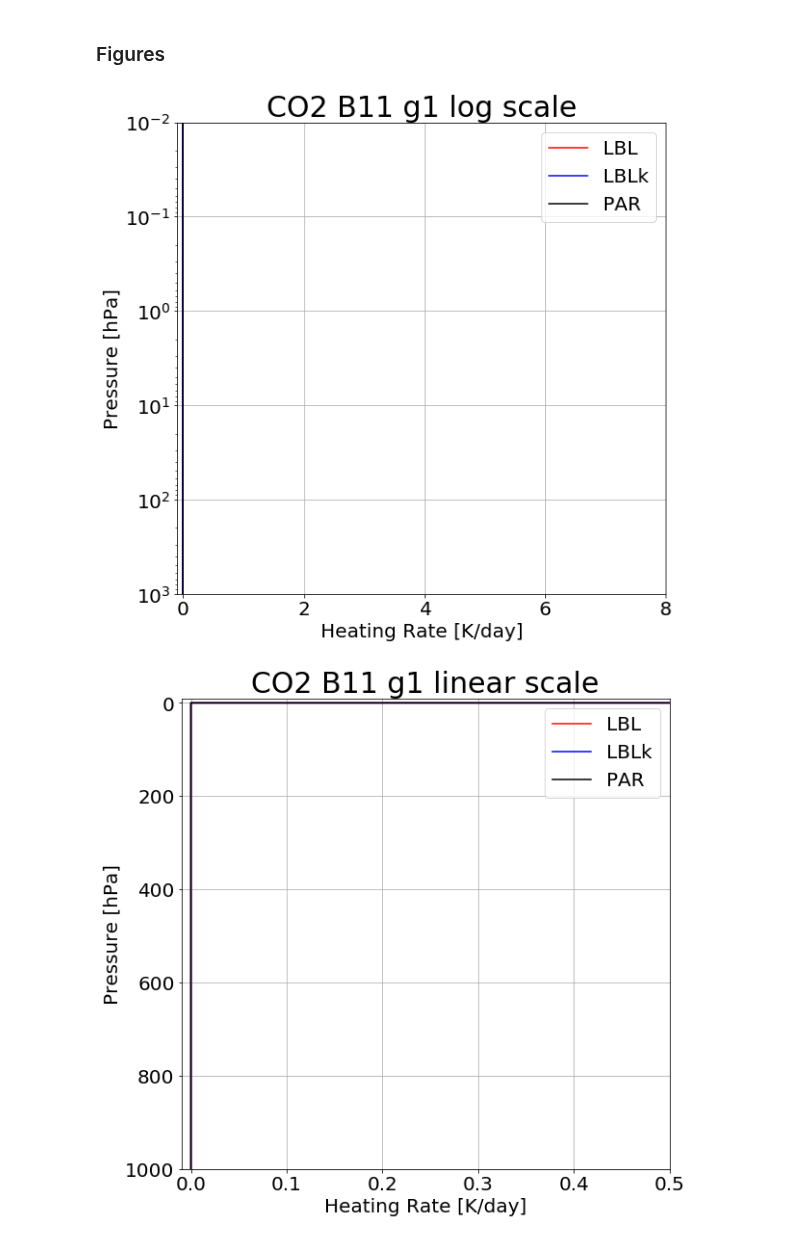
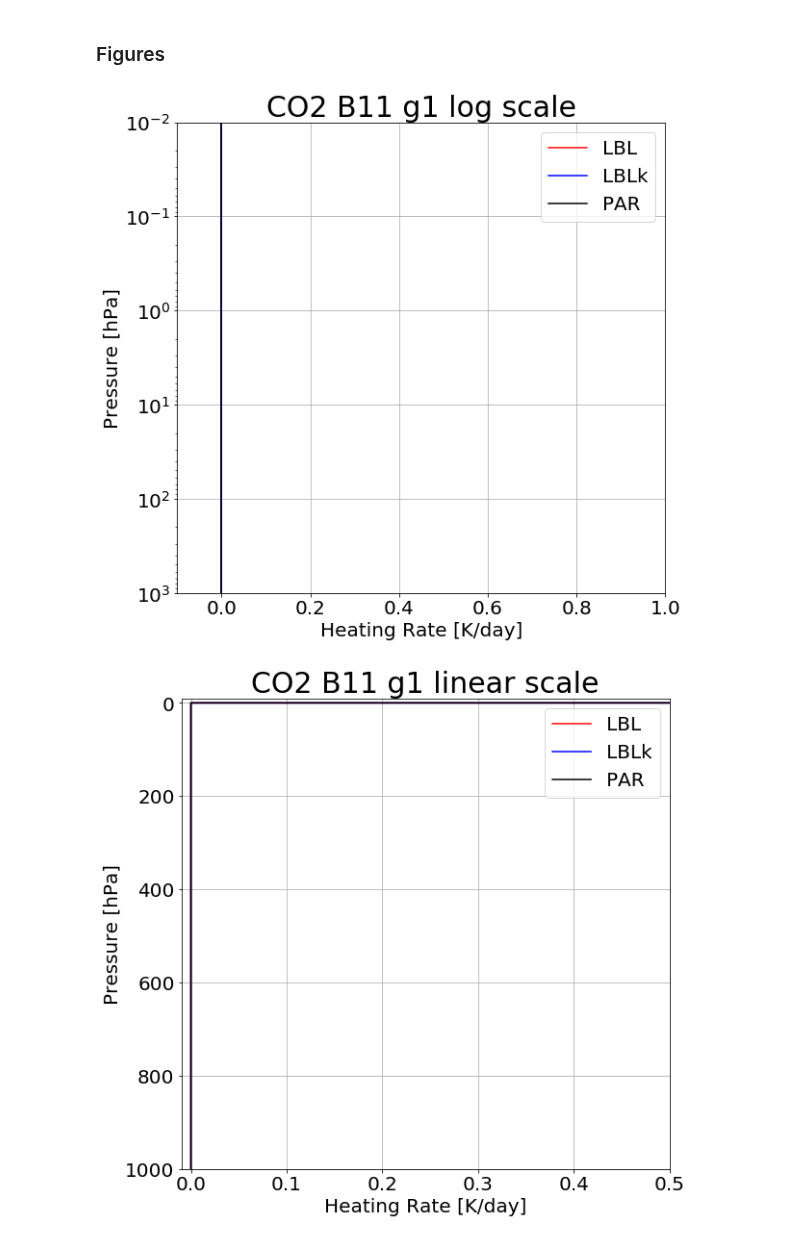
Before and after one commit to kimbuyo/Radiation_SW, a Jupyter notebook: Param/CO2/B11/190213_Result/CO2x2/CO2_B11_cosz0.2_saw75_x2_result.ipynb, the cells around one changed output. Drawn from its saved outputs; the diff is of its cells as text; code cells hidden in the pictures.

```diff
--- a/Param/CO2/B11/190213_Result/CO2x2/CO2_B11_cosz0.2_saw75_x2_result.ipynb
+++ b/Param/CO2/B11/190213_Result/CO2x2/CO2_B11_cosz0.2_saw75_x2_result.ipynb
@@ -73,33 +73,33 @@ Download: CO2_B11_cosz0.2_saw75_x2_flux.csv
 # %%
 htr = pd.read_table(path+'new_ng10_all.htr',header=None,sep="\s+",keep_default_na=False,
                     names=['hPa','LBL_g1','LBLk_g1','PAR_g1','LBL_g2','LBLk_g2','PAR_g2','LBL_g3','LBLk_g3','PAR_g3',
                           'LBL_g4','LBLk_g4','PAR_g4','LBL_g5','LBLk_g5','PAR_g5','LBL_g6','LBLk_g6','PAR_g6',
                           'LBL_g7','LBLk_g7','PAR_g7','LBL_g8','LBLk_g8','PAR_g8',
                           'LBL_g9','LBLk_g9','PAR_g9','LBL_g10','LBLk_g10','PAR_g10',
                           'LBL_tot','LBLk_tot','PAR_tot','LBLk - LBL','PAR - LBL'])
 
 params = {'figure.figsize': (20,9),'legend.fontsize': 20,'axes.labelsize': 20,'axes.titlesize': 30,'xtick.labelsize': 20,'ytick.labelsize': 20}
 plt.rcParams.update(params)
 
-max1 = 8
+max1 = 1
 max2 = 0.5
 
 # log scale
 plt.subplot(1,2,1)
 plt.axis([-0.1,max1,1000,0.01])
 plt.grid()
 plt.title('CO2 B11 g1 log scale')
 plt.ylabel('Pressure [hPa]')
 plt.xlabel('Heating Rate [K/day]')
 plt.yscale('log')
 plt.plot(htr['LBL_g1'],htr['hPa'],label='LBL',color='red')
 plt.plot(htr['LBLk_g1'],htr['hPa'],label='LBLk',color='blue')
 plt.plot(htr['PAR_g1'],htr['hPa'],label='PAR',color='black')
 plt.legend()
 
 plt.show()
 # %% [output]
-[figure, old version]
+[figure, new version]
 # %%
 # linear scale
 plt.subplot(1,2,2)
```
Also changed, not shown: parts of 10 cells of this notebook.
